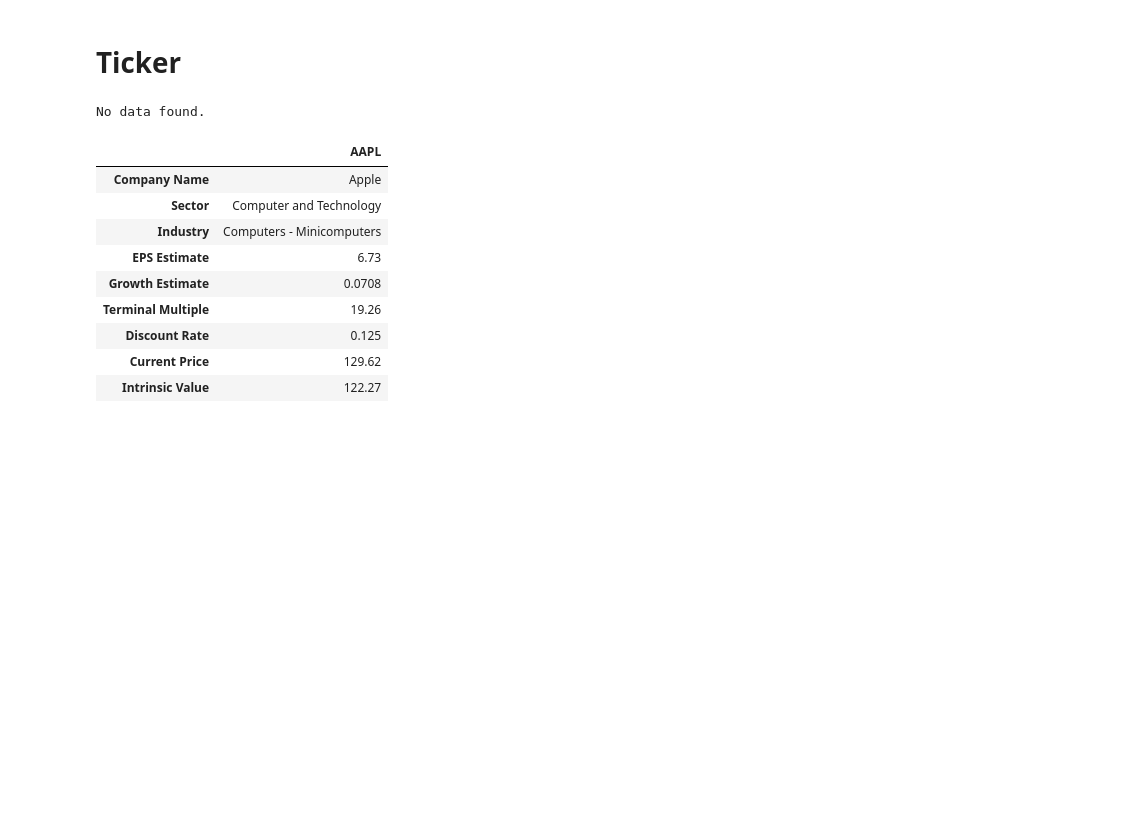
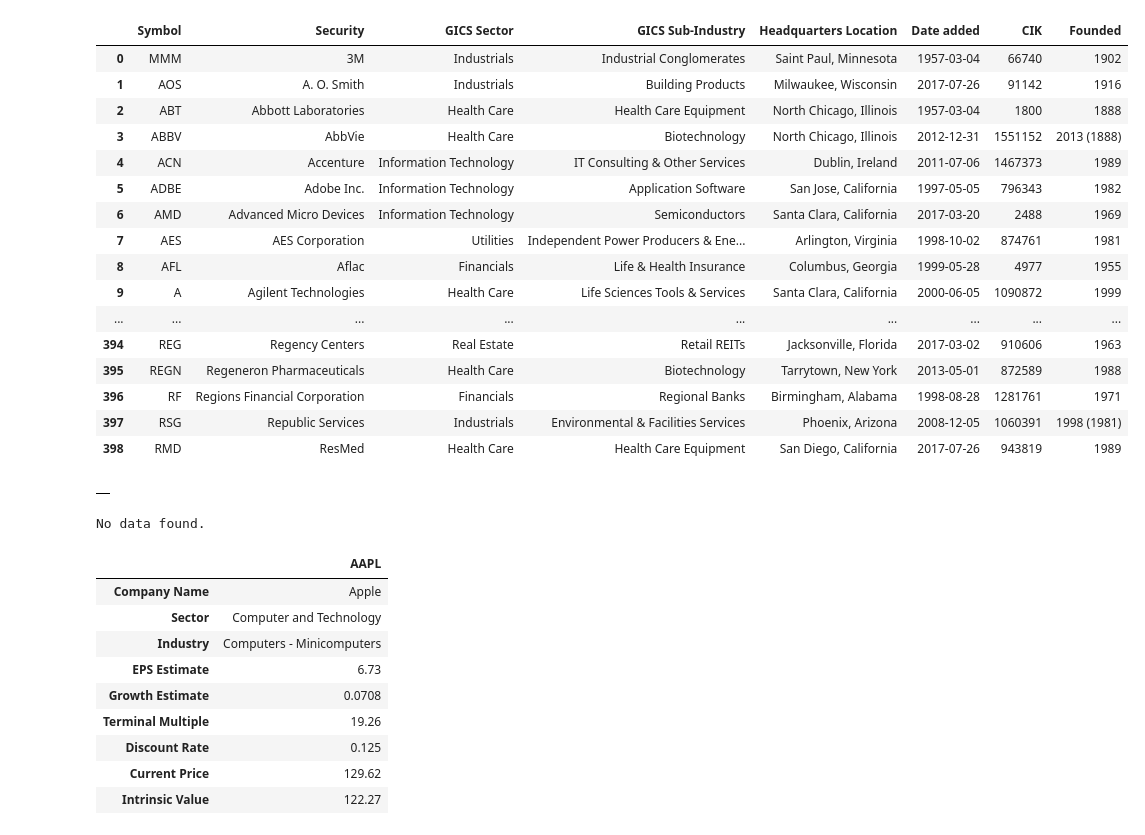
Before and after one commit to johnk314/Financials, a Jupyter notebook: macrotrends-api-v3.1.7.ipynb, the cells around one changed output. Drawn from its saved outputs; the diff is of its cells as text; code cells hidden in the pictures; blank space fills up the shorter version.

```diff
--- a/macrotrends-api-v3.1.7.ipynb
+++ b/macrotrends-api-v3.1.7.ipynb
@@ -503,2 +0,0 @@ class SingleBase:
-# %% [markdown]
-# Ticker
@@ -628,6 +6,37 @@ class Ticker(SingleBase):
+# %%
+# Pandas options
+pd.set_option('display.max_rows', None) # Display all rows
+# %%
+sp = f.get_sp500_companies()
+# sp = sp[sp['GICS Sector']=='Energy']
+# sp = sp[['GICS Sector', 'GICS Sub-Indsutry', 'Headquarters Location', 'Symbol']].groupby(by=['GICS Sector', 'GICS Sub-Industry', 'Headquarters Location']).count()
+# sp.sort_values(by=['GICS Sector', 'GICS Sub-Indsutry', 'Headquarters Location', 'Symbol'], inplace=True, ascending=False)
+# sp.reset_index(inplace=True)
+sp
+# %% [output]
+|  | Symbol | Security | GICS Sector | GICS Sub-Industry | Headquarters Location | Date added | CIK | Founded |
+| 0 | MMM | 3M | Industrials | Industrial Conglomerates | Saint Paul, Minnesota | 1957-03-04 | 66740 | 1902 |
+| 1 | AOS | A. O. Smith | Industrials | Building Products | Milwaukee, Wisconsin | 2017-07-26 | 91142 | 1916 |
+| 2 | ABT | Abbott Laboratories | Health Care | Health Care Equipment | North Chicago, Illinois | 1957-03-04 | 1800 | 1888 |
+| 3 | ABBV | AbbVie | Health Care | Biotechnology | North Chicago, Illinois | 2012-12-31 | 1551152 | 2013 (1888) |
+| 4 | ACN | Accenture | Information Technology | IT Consulting & Other Services | Dublin, Ireland | 2011-07-06 | 1467373 | 1989 |
+| 5 | ADBE | Adobe Inc. | Information Technology | Application Software | San Jose, California | 1997-05-05 | 796343 | 1982 |
+| 6 | AMD | Advanced Micro Devices | Information Technology | Semiconductors | Santa Clara, California | 2017-03-20 | 2488 | 1969 |
+| 7 | AES | AES Corporation | Utilities | Independent Power Producers & Ene... | Arlington, Virginia | 1998-10-02 | 874761 | 1981 |
+| 8 | AFL | Aflac | Financials | Life & Health Insurance | Columbus, Georgia | 1999-05-28 | 4977 | 1955 |
+| 9 | A | Agilent Technologies | Health Care | Life Sciences Tools & Services | Santa Clara, California | 2000-06-05 | 1090872 | 1999 |
+| ... | ... | ... | ... | ... | ... | ... | ... | ... |
+| 394 | REG | Regency Centers | Real Estate | Retail REITs | Jacksonville, Florida | 2017-03-02 | 910606 | 1963 |
+| 395 | REGN | Regeneron Pharmaceuticals | Health Care | Biotechnology | Tarrytown, New York | 2013-05-01 | 872589 | 1988 |
+| 396 | RF | Regions Financial Corporation | Financials | Regional Banks | Birmingham, Alabama | 1998-08-28 | 1281761 | 1971 |
+| 397 | RSG | Republic Services | Industrials | Environmental & Facilities Services | Phoenix, Arizona | 2008-12-05 | 1060391 | 1998 (1981) |
+| 398 | RMD | ResMed | Health Care | Health Care Equipment | San Diego, California | 2017-07-26 | 943819 | 1989 |
 # %%
 symbol = "wmt"
-company = Ticker(symbol)
+company = f.Ticker(symbol)
+company.current_ratio
+# %% [output]
+|  |
 # %%
 company.chart
 # company.balance_sheet_quarterly.loc['Total Assets'].plot()
```
Also changed, not shown: parts of 16 cells of this notebook, 1 other file.
